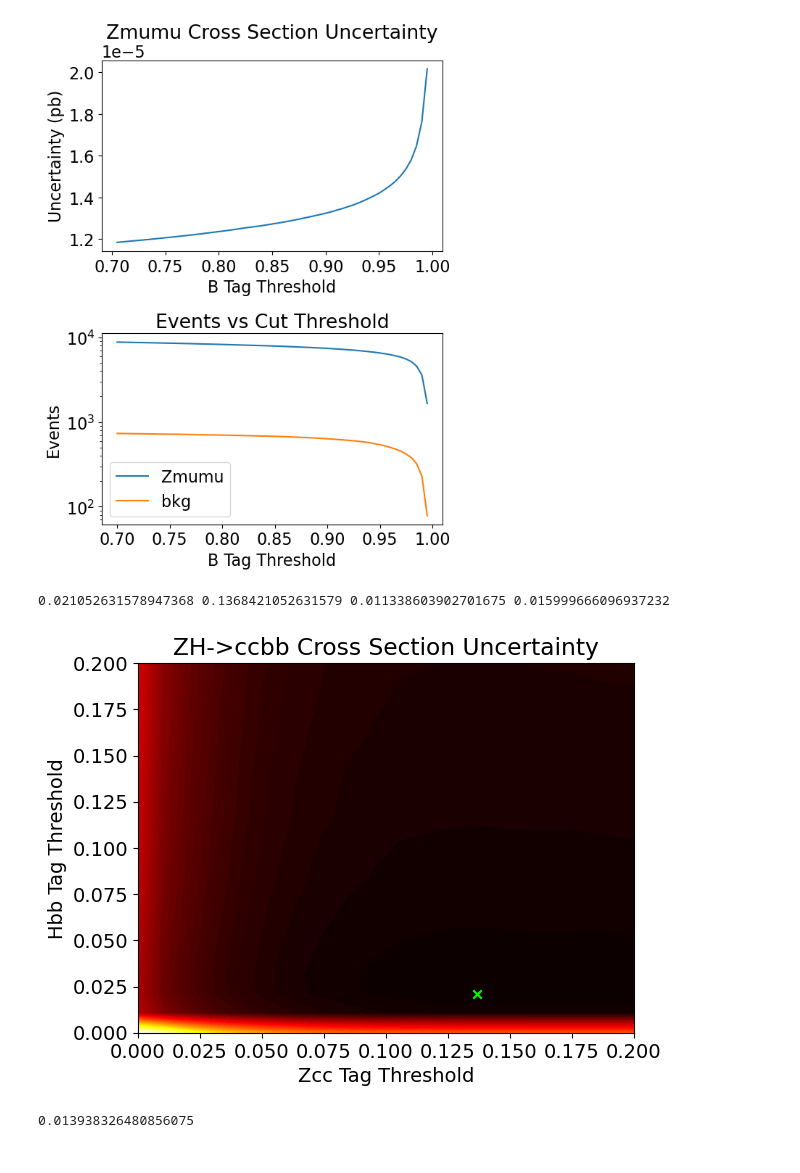
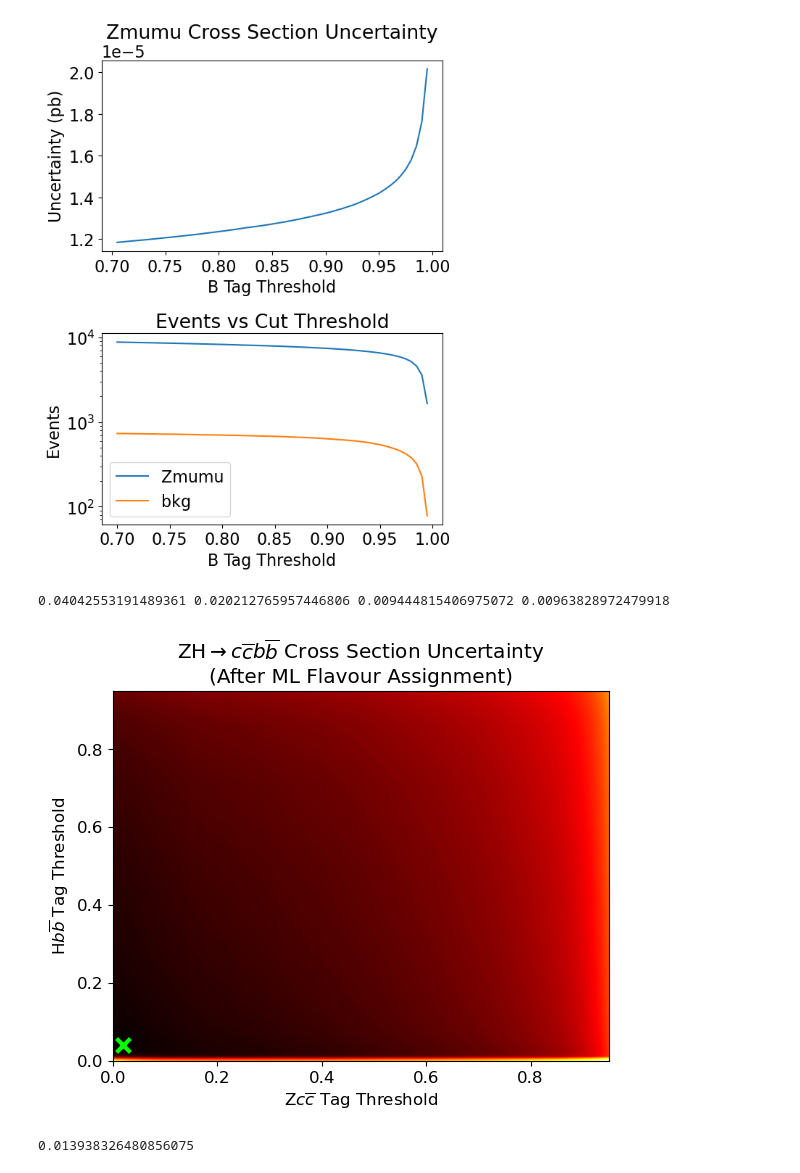
Before and after one commit to ilsanford/FCCAnalyzer, a Jupyter notebook: analyses/h_bb/h_bb.ipynb, the cells around one changed output. Drawn from its saved outputs; the diff is of its cells as text; code cells hidden in the pictures.

```diff
--- a/analyses/h_bb/h_bb.ipynb
+++ b/analyses/h_bb/h_bb.ipynb
@@ -11,7 +11,7 @@ from functools import reduce
 # %% [raw]
 First we open the ROOT file using uproot:
 # %%
-f_mumu = uproot.open("/home/submit/jakedlee/FCCAnalyzer/best_h_bb.root")
+f_mumu = uproot.open("/home/submit/jakedlee/FCCAnalyzer/end_of_h_bb.root")
 print(f_mumu.keys())
 # %% [output]
 ['wzp6_ee_eeH_Hbb_ecm240;1', 'wzp6_ee_eeH_Hbb_ecm240/muons_all_p_cut0;1', 'wzp6_ee_eeH_Hbb_ecm240/muons_all_theta_cut0;1', 'wzp6_ee_eeH_Hbb_ecm240/muons_all_phi_cut0;1', 'wzp6_ee_eeH_Hbb_ecm240/muons_ ...
@@ -165,10 +165,10 @@ plt.show()
 # %%
 p = 'nunu'
 
-cuts['nunu'] = ['$n_\\mu = n_e = 0$\n$102 < E_{miss} < 110$', '$40 < p_H 58$', '$115 < m_H < 128$', 'B Tag > 0.5']
+cuts['nunu'] = ['$n_\\mu = n_e = 0$\n$102 < E_{miss} < 110$', '$40 < p_H < 58$', '$115 < m_H < 128$', 'B Tag > 0.5']
 
-plt.rcParams.update({'font.size': 15})
-plt.figure(figsize=(8, 6))
+plt.rcParams.update({'font.size': 12})
+plt.figure(figsize=(7, 5))
 plt.tight_layout()
 
 part = f_mumu[f'wzp6_ee_{p}H_Hbb_ecm240/cutFlow_{p}'].to_hist()
@@ -179,17 +179,17 @@ Hbb = reduce(lambda a, b : a + b, [f_mumu[x + f'/cutFlow_{p}'].to_hist() for x i
 Hcc = reduce(lambda a, b : a + b, [f_mumu[x + f'/cutFlow_{p}'].to_hist() for x in cc_sig])
 Hgg = reduce(lambda a, b : a + b, [f_mumu[x + f'/cutFlow_{p}'].to_hist() for x in gg_sig])
 
-plt.stairs(part.values(), label=f'Z{p}')
-plt.stairs(WW.values(), label='WW bkg')
-plt.stairs(ZZ.values(), label='ZZ bkg')
-plt.stairs(Hbb.values(), label='Other Hbb')
-plt.stairs(Hcc.values(), label='Hcc')
-plt.stairs(Hgg.values(), label='Hgg')
+plt.stairs(part.values(), label='ZH$\\rightarrow\\nu\\overline{\\nu}b\\overline{b}$', linewidth=3)
+plt.stairs(WW.values(), label='WW bkg', linewidth=3)
+plt.stairs(ZZ.values(), label='ZZ bkg', linewidth=3)
+plt.stairs(Hbb.values(), label='Other Hbb', linewidth=3)
+plt.stairs(Hcc.values(), label='Hcc', linewidth=3)
+plt.stairs(Hgg.values(), label='Hgg', linewidth=3)
 
 plt.legend(loc='upper right')
 plt.yscale('log')
 plt.ylim(10, 2e8)
-plt.title(f'Cuts on ZH->{p}bb')
+plt.title('CutFlow for $e^-e^+ \\rightarrow ZH \\rightarrow \\nu\\overline{\\nu}b\\overline{b}$')
 plt.ylabel('Events')
 plt.xlabel('')
 plt.xticks(ticks=list(range(1, len(cuts[p]) + 1)),
@@ -308,7 +308,7 @@ plt.show()
 # %% [markdown]
 <h1>Flavour Tagging Scan</h1>
 # %%
-df = uproot.open("/home/submit/jakedlee/FCCAnalyzer/best_h_bb.root")
+df = uproot.open("/home/submit/jakedlee/FCCAnalyzer/end_of_h_bb.root")
 
 def minmax(data):
     min_val = np.nanmin(data)
@@ -438,31 +438,31 @@ def uncert(cutH, cutZ):
 
     return dxsec / xsec
 
-res = 20
-x = np.linspace(0, 0.2, res)
-y = np.linspace(0, 0.2, res)
+res = 95
+x = np.linspace(0, 0.95, res)
+y = np.linspace(0, 0.95, res)
 X, Y = np.meshgrid(x, y)
 sigma = np.zeros((res, res))
 for i in range(res):
     for j in range(res):
         sigma[i][j] = uncert(x[i], y[j])
-#sigma = np.log(sigma)
+sigma = np.log(sigma)
 # %%
-plt.contourf(X, Y, sigma, levels=100, cmap='hot')
+plt.contourf(X, Y, sigma, levels=500, cmap='hot')
 
-plt.title(f"ZH->{p}bb Cross Section Uncertainty")
-plt.xlabel(f"Z{p} Tag Threshold")
-plt.ylabel("Hbb Tag Threshold")
+plt.title("ZH$\\rightarrow c\\overline{c}b\\overline{b}$ Cross Section Uncertainty\n(After ML Flavour Assignment)")
+plt.xlabel("Z$c\\overline{c}$ Tag Threshold")
+plt.ylabel("H$b\\overline{b}$ Tag Threshold")
 
 [minx], [miny] = np.where(sigma == np.min(sigma))
 print(x[minx], y[miny], uncert(x[minx], y[miny]), uncert(x[miny], y[minx]))
-plt.scatter(y[miny], x[minx], color=(0,1,0), marker='x')
+plt.scatter(y[miny], x[minx], color=(0,1,0), marker='x', linewidth=3, s=10**2)
 
 #plt.colorbar(label='Log Uncertainty')
 plt.show()
 # %% [output]
-0.021052631578947368 0.1368421052631579 0.011338603902701675 0.015999666096937232
+0.04042553191489361 0.020212765957446806 0.009444815406975072 0.00963828972479918
-[figure, old version]
+[figure, new version]
 # %%
 uncert(0.042, 0.011)
 # %% [output]
```
Also changed, not shown: parts of 11 cells of this notebook.
